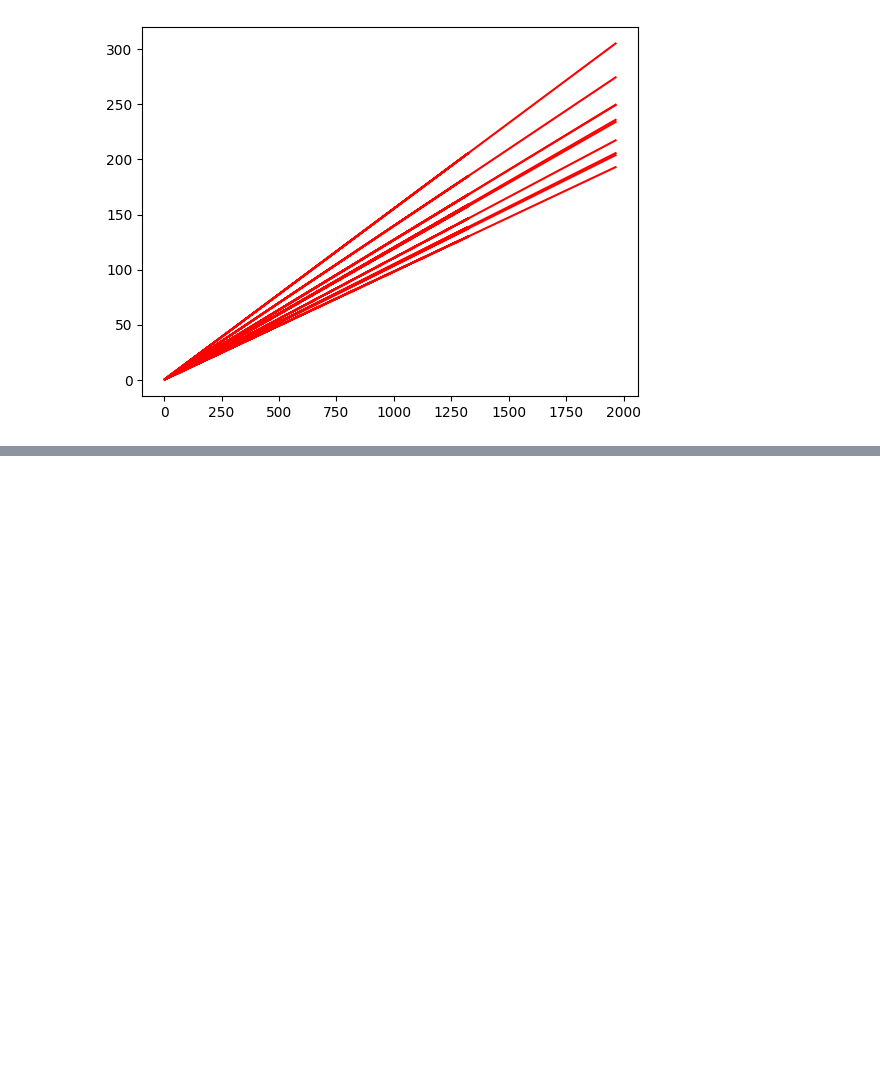
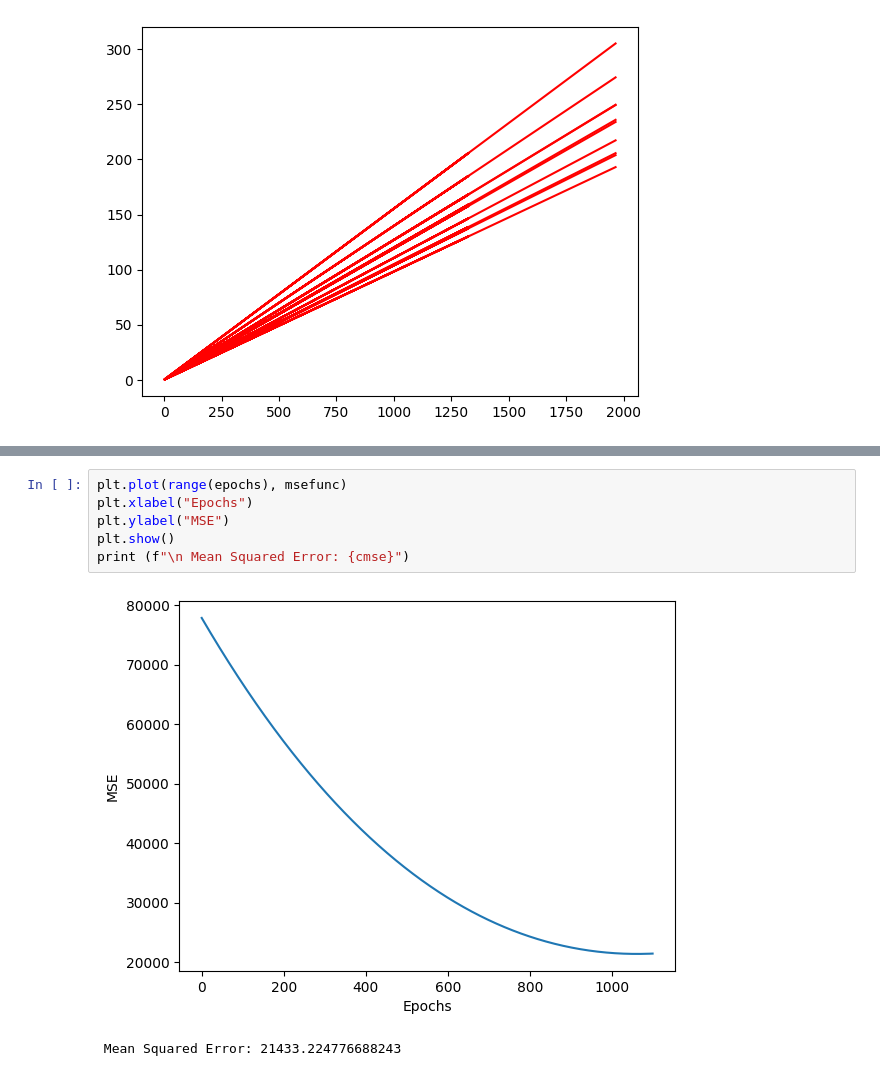
Before and after one commit to Manas-AI-Taskphase/Yash_chaudhary, a Jupyter notebook: Multiple linear regression/mlr.ipynb, the cells around one changed output, grey strips where cells are left out. Cells and saved outputs as stored; diff of their text form; blank space fills up the shorter version.

```diff
--- a/Multiple linear regression/mlr.ipynb
+++ b/Multiple linear regression/mlr.ipynb
@@ -83,0 +108,9 @@ plt.show()
+# %%
+plt.plot(range(epochs), msefunc)
+plt.xlabel("Epochs")
+plt.ylabel("MSE")
+plt.show()
+print (f"\n Mean Squared Error: {cmse}")
+# %% [output]
+[figure, added]
+ Mean Squared Error: 21433.224776688243
```
Also changed, not shown: parts of 1 cell of this notebook.
